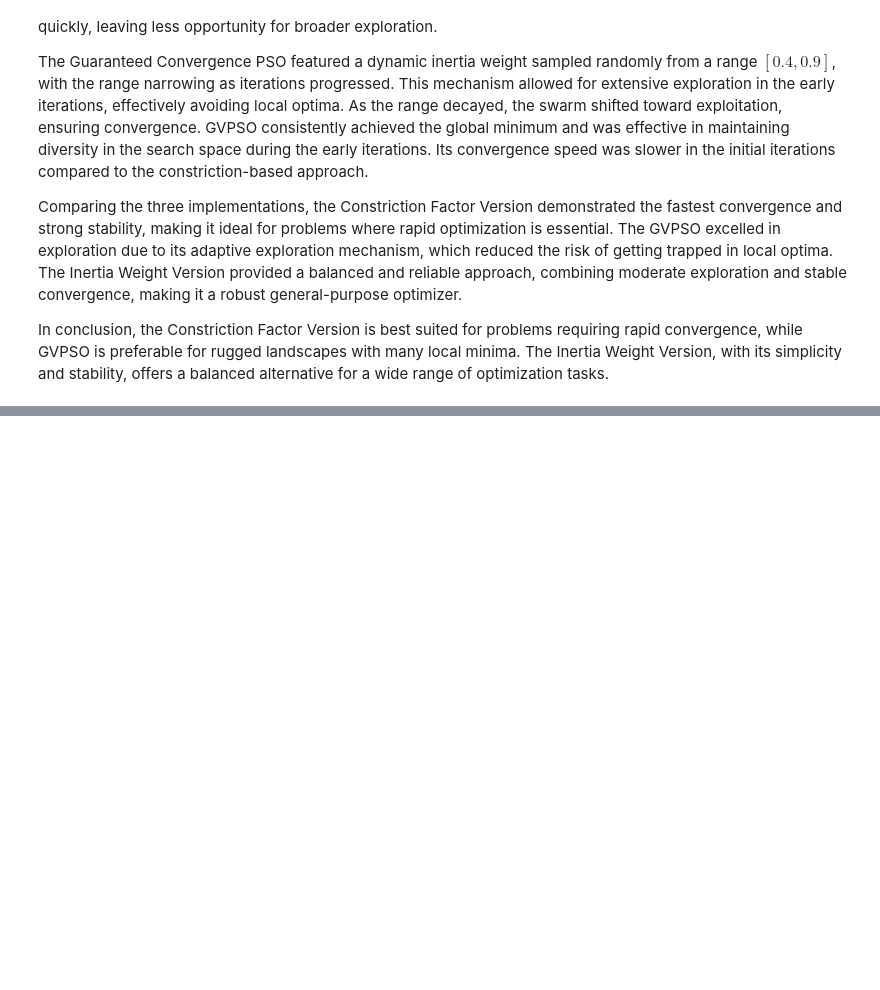
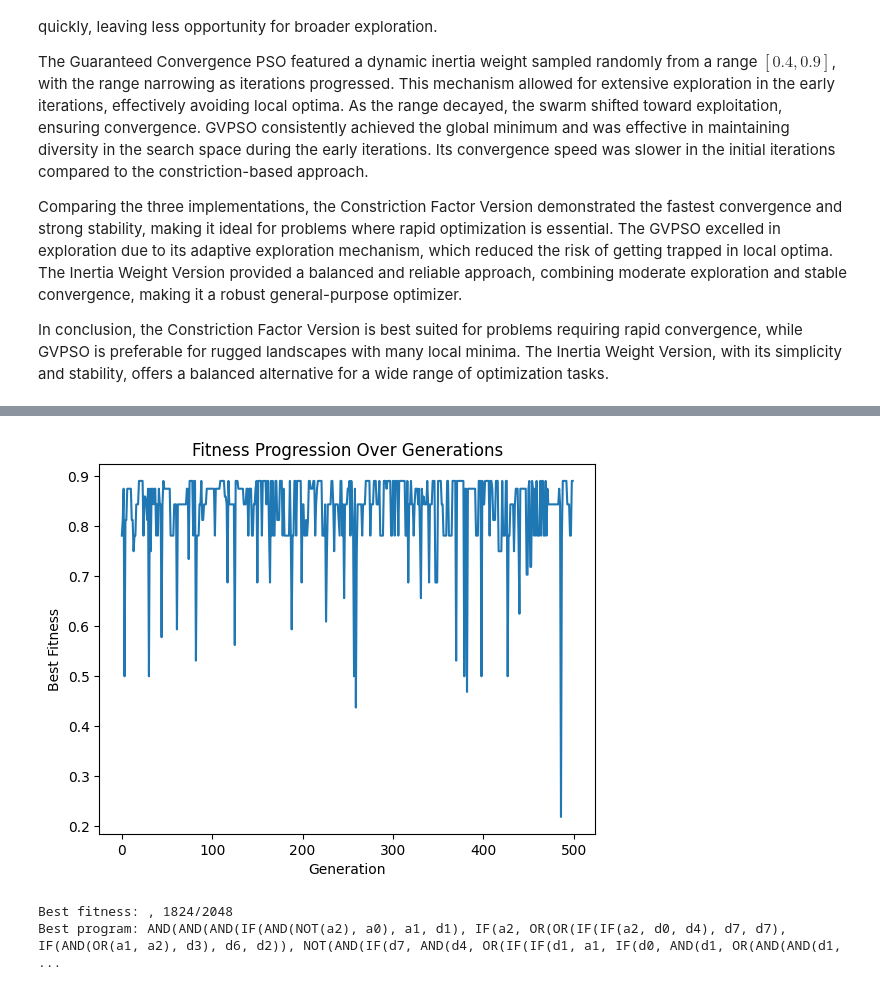
Before and after one commit to loganhartford/ece457A_a4, a Jupyter notebook: assignment4.ipynb, the cells around one changed output, grey strips where cells are left out. Cells and saved outputs as stored; diff of their text form; code cells hidden in the pictures; blank space fills up the shorter version.

```diff
--- a/assignment4.ipynb
+++ b/assignment4.ipynb
@@ -497,0 +748,12 @@ In conclusion, the Constriction Factor Version is best suited for problems requi
+# %%
+# For the 11-multiplexer
+best_program, best_fitness, fitness_progress = genetic_programming(pop_size=300, generations=500, max_depth=30, subset_ratio=0.1)
+
+plot_fitness_progress(fitness_progress)
+
+print(f"Best fitness: , {int(2048* best_fitness)}/2048")
+print("Best program:", best_program)
+# %% [output]
+[figure, added]
+Best fitness: , 1824/2048
+Best program: AND(AND(AND(IF(AND(NOT(a2), a0), a1, d1), IF(a2, OR(OR(IF(IF(a2, d0, d4), d7, d7), IF(AND(OR(a1, a2), d3), d6, d2)), NOT(AND(IF(d7, AND(d4, OR(IF(IF(d1, a1, IF(d0, AND(d1, OR(AND(AND(d1, ...
```
Also changed, not shown: parts of 8 cells of this notebook, 4 other files.
